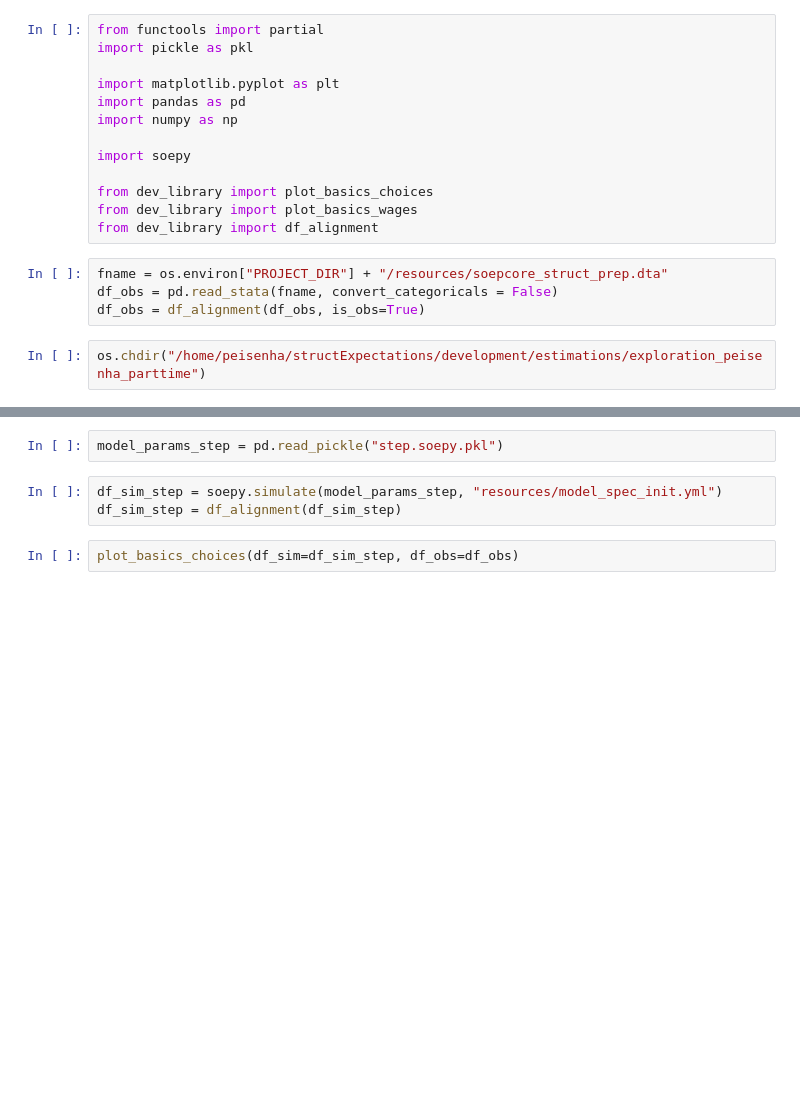
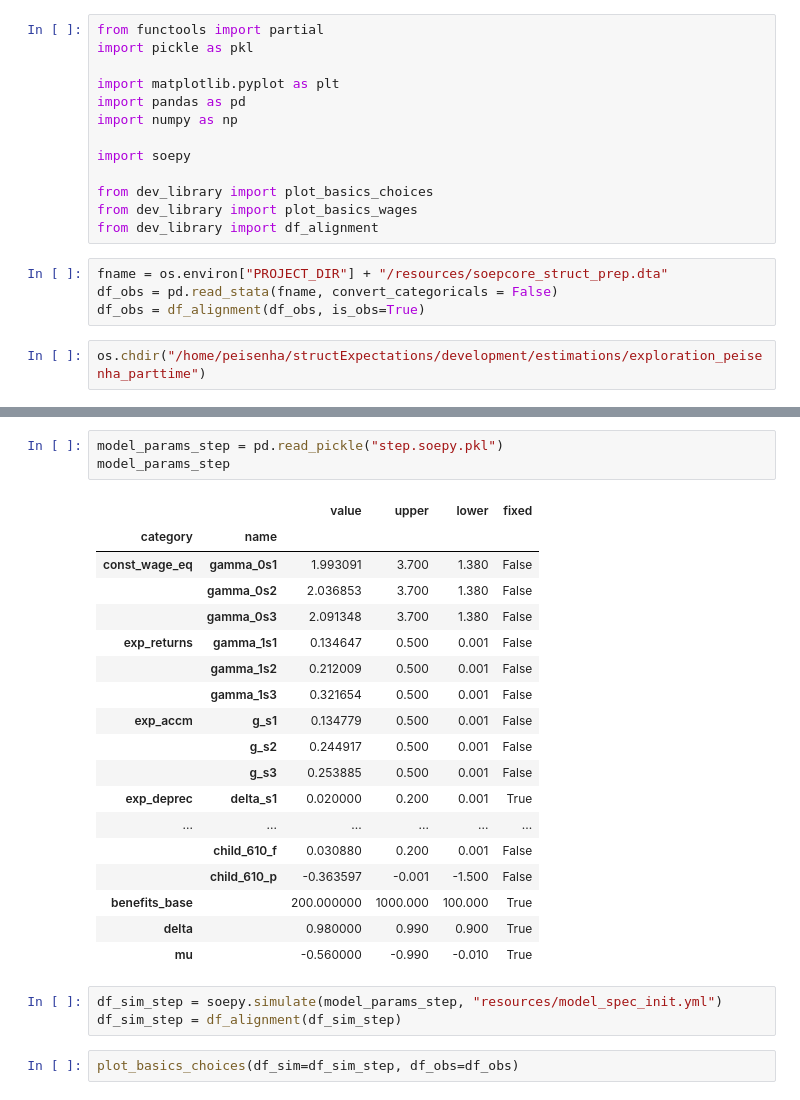
Before and after one commit to peisenha/dev_soepy, a Jupyter notebook: estimation.ipynb, the cells around one changed output, grey strips where cells are left out. Drawn from its saved outputs; the diff is of its cells as text; blank space fills up the shorter version.

```diff
--- a/estimation.ipynb
+++ b/estimation.ipynb
@@ -41,6 +41,26 @@ model_params_start
 | mu |  | -0.560000 | -0.990 | -0.010 | True |
 # %%
 model_params_step = pd.read_pickle("step.soepy.pkl")
+model_params_step
+# %% [output]
+|  |  | value | upper | lower | fixed |
+| category | name |  |  |  |  |
+| const_wage_eq | gamma_0s1 | 1.993091 | 3.700 | 1.380 | False |
+|  | gamma_0s2 | 2.036853 | 3.700 | 1.380 | False |
+|  | gamma_0s3 | 2.091348 | 3.700 | 1.380 | False |
+| exp_returns | gamma_1s1 | 0.134647 | 0.500 | 0.001 | False |
+|  | gamma_1s2 | 0.212009 | 0.500 | 0.001 | False |
+|  | gamma_1s3 | 0.321654 | 0.500 | 0.001 | False |
+| exp_accm | g_s1 | 0.134779 | 0.500 | 0.001 | False |
+|  | g_s2 | 0.244917 | 0.500 | 0.001 | False |
+|  | g_s3 | 0.253885 | 0.500 | 0.001 | False |
+| exp_deprec | delta_s1 | 0.020000 | 0.200 | 0.001 | True |
+| ... | ... | ... | ... | ... | ... |
+|  | child_610_f | 0.030880 | 0.200 | 0.001 | False |
+|  | child_610_p | -0.363597 | -0.001 | -1.500 | False |
+| benefits_base |  | 200.000000 | 1000.000 | 100.000 | True |
+| delta |  | 0.980000 | 0.990 | 0.900 | True |
+| mu |  | -0.560000 | -0.990 | -0.010 | True |
 # %%
 df_sim_step = soepy.simulate(model_params_step, "resources/model_spec_init.yml")
 df_sim_step = df_alignment(df_sim_step)
```
Also changed, not shown: parts of 3 cells of this notebook, 6 other files.
